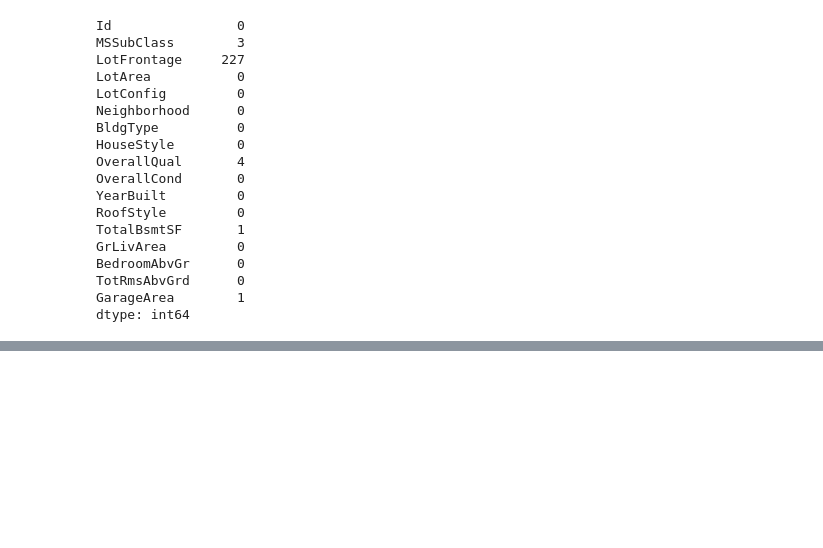
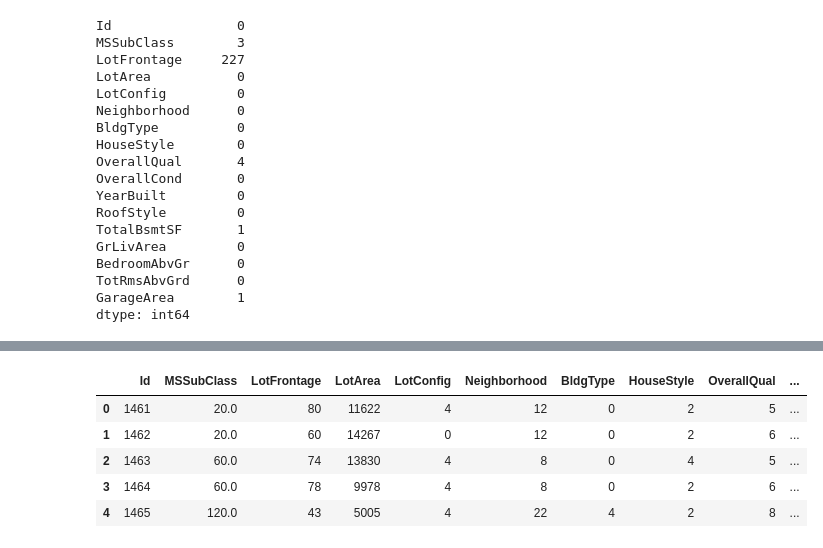
Before and after one commit to sanchitwadehra/ml, a Jupyter notebook: exp3.ipynb, the cells around one changed output, grey strips where cells are left out. Drawn from its saved outputs; the diff is of its cells as text; code cells hidden in the pictures; blank space fills up the shorter version.

```diff
--- a/exp3.ipynb
+++ b/exp3.ipynb
@@ -78,0 +133,12 @@ data['HouseStyle'].nunique()
+# %%
+df['MSSubClass'].fillna(int(df['MSSubClass'].mode()), inplace=True)
+df['LotFrontage'].fillna(int(df['LotFrontage'].mode()), inplace=True)
+df['BldgType'].fillna('1Fam', inplace=True)
+df['HouseStyle'].fillna('1Story', inplace=True)
+df['OverallQual'].fillna(int(df['OverallQual'].mode()), inplace=True)
+df['OverallCond'].fillna(int(df['OverallCond'].mode()), inplace=True)
+df['RoofStyle'].fillna('Gable', inplace=True)
+df['TotalBsmtSF'].fillna(int(df['TotalBsmtSF'].mean()), inplace=True)
+df['BedroomAbvGr'].fillna(int(df['BedroomAbvGr'].mode()), inplace=True)
+df['GarageArea'].fillna(int(df['GarageArea'].mean()), inplace=True)
+df.isnull().sum()
@@ -78,0 +184,20 @@ data['HouseStyle'].nunique()
+# %%
+df['LotFrontage']=df['LotFrontage'].astype('int64')
+df['OverallQual']=df['OverallQual'].astype('int64')
+df['OverallCond']=df['OverallCond'].astype('int64')
+df['BedroomAbvGr']=df['BedroomAbvGr'].astype('int64')
+from sklearn.preprocessing import LabelEncoder
+label_encoder = LabelEncoder()
+df['LotConfig'] = label_encoder.fit_transform(df['LotConfig'])
+df['Neighborhood'] = label_encoder.fit_transform(df['Neighborhood'])
+df['BldgType'] = label_encoder.fit_transform(df['BldgType'])
+df['HouseStyle'] = label_encoder.fit_transform(df['HouseStyle'])
+df['RoofStyle'] = label_encoder.fit_transform(df['RoofStyle'])
+df.head()
+# %% [output]
+|  | Id | MSSubClass | LotFrontage | LotArea | LotConfig | Neighborhood | BldgType | HouseStyle | OverallQual | ... |
+| 0 | 1461 | 20.0 | 80 | 11622 | 4 | 12 | 0 | 2 | 5 | ... |
+| 1 | 1462 | 20.0 | 60 | 14267 | 0 | 12 | 0 | 2 | 6 | ... |
+| 2 | 1463 | 60.0 | 74 | 13830 | 4 | 8 | 0 | 4 | 5 | ... |
+| 3 | 1464 | 60.0 | 78 | 9978 | 4 | 8 | 0 | 2 | 6 | ... |
+| 4 | 1465 | 120.0 | 43 | 5005 | 4 | 22 | 4 | 2 | 8 | ... |
```
Also changed, not shown: parts of 23 cells of this notebook, 1 other file.
